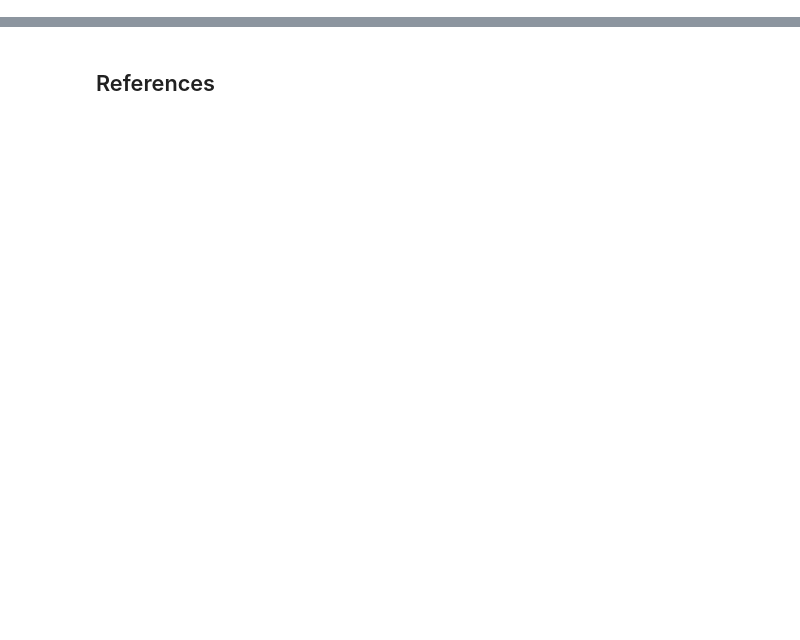
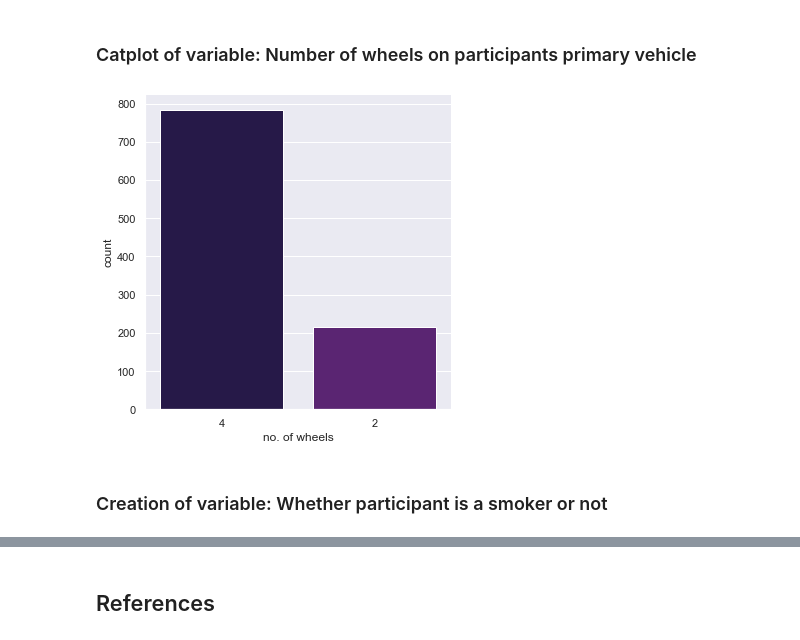
Before and after one commit to Lennyc123/pda-project, a Jupyter notebook: Programming for Data Analysis - Project 2020, by Leonard Curtin.ipynb, the cells around one changed output, grey strips where cells are left out. Cells and saved outputs as stored; diff of their text form; code cells hidden in the pictures; blank space fills up the shorter version.

```diff
--- a/Programming for Data Analysis - Project 2020, by Leonard Curtin.ipynb
+++ b/Programming for Data Analysis - Project 2020, by Leonard Curtin.ipynb
@@ -172,0 +299,15 @@ The causes of motor vehicle collisions are complex, but broadly depend on charac
+# %%
+rng = default_rng(1)
+
+# Creation of variable with outcome with that of either 1 or 0
+wheels = rng.binomial(1, .8, 1000)
+# Variable is added to dataframe as new column and values are assigned as either yes or no
+df['no. of wheels'] = np.where(wheels > 0, '4' , '2')
+# %% [markdown]
+### Catplot of variable: Number of wheels on participants primary vehicle
+# %%
+sns.catplot(x=df['no. of wheels'], kind="count", data=df);
+# %% [output]
+[figure, added]
+# %% [markdown]
+### Creation of variable: Whether participant is a smoker or not
```
Also changed, not shown: parts of 123 cells of this notebook.
